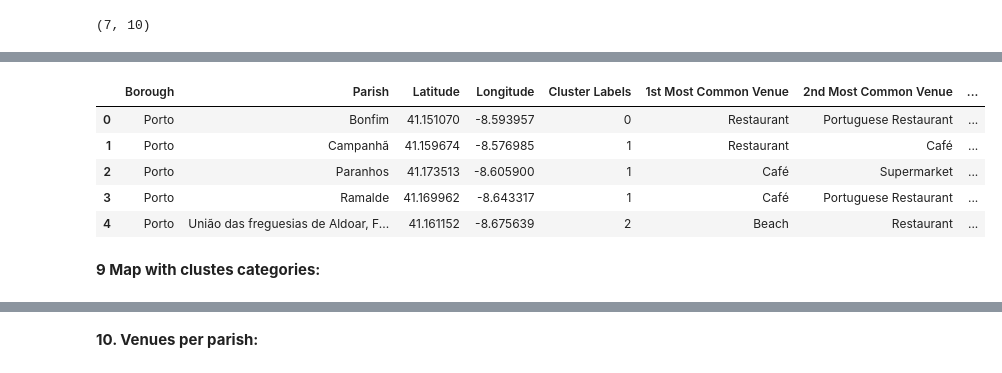
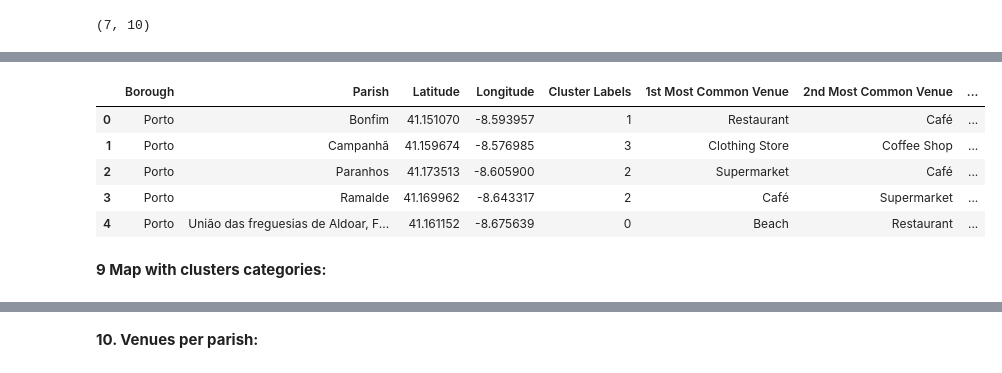
Before and after one commit to ASereia/Coursera_Capstone, a Jupyter notebook: Capstone Project Report copy 1.ipynb, the cells around one changed output, grey strips where cells are left out. Cells and saved outputs as stored; diff of their text form; code cells hidden in the pictures.

```diff
--- a/Capstone Project Report copy 1.ipynb
+++ b/Capstone Project Report copy 1.ipynb
@@ -323,6 +325,6 @@ plt.show()
 # %%
 # set number of clusters
-kclusters = 3
+kclusters = 4
 
 porto_grouped_clustering = porto_grouped.drop('Parish', 1)
 
@@ -374,23 +376,24 @@ plt.legend(bbox_to_anchor=(1.05, 1), loc='upper left', borderaxespad=0.)
 # %%
 #porto_merged.drop(['Cluster Label'], axis=1, inplace=True)
 labels = []
 
 for row in porto_merged['Cluster Labels']:
-    if row == 0 : labels.append('Restaurants')
-    elif row == 1: labels.append('Coffee shops')
-    else: labels.append('Beach')
+    if row == 0 : labels.append('Beach')
+    elif row == 1: labels.append('Restaurants')
+    elif row == 1: labels.append('Coffee shops and Groceries')
+    else: labels.append('Shopping')
 
 porto_merged['Cluster Name'] = labels
 porto_merged.head()
 # %% [output]
 |  | Borough | Parish | Latitude | Longitude | Cluster Labels | 1st Most Common Venue | 2nd Most Common Venue | ... |
-| 0 | Porto | Bonfim | 41.151070 | -8.593957 | 0 | Restaurant | Portuguese Restaurant | ... |
-| 1 | Porto | Campanhã | 41.159674 | -8.576985 | 1 | Restaurant | Café | ... |
-| 2 | Porto | Paranhos | 41.173513 | -8.605900 | 1 | Café | Supermarket | ... |
-| 3 | Porto | Ramalde | 41.169962 | -8.643317 | 1 | Café | Portuguese Restaurant | ... |
-| 4 | Porto | União das freguesias de Aldoar, F... | 41.161152 | -8.675639 | 2 | Beach | Restaurant | ... |
+| 0 | Porto | Bonfim | 41.151070 | -8.593957 | 1 | Restaurant | Café | ... |
+| 1 | Porto | Campanhã | 41.159674 | -8.576985 | 3 | Clothing Store | Coffee Shop | ... |
+| 2 | Porto | Paranhos | 41.173513 | -8.605900 | 2 | Supermarket | Café | ... |
+| 3 | Porto | Ramalde | 41.169962 | -8.643317 | 2 | Café | Supermarket | ... |
+| 4 | Porto | União das freguesias de Aldoar, F... | 41.161152 | -8.675639 | 0 | Beach | Restaurant | ... |
 # %% [markdown]
-**9 Map with clustes categories:**
+**9 Map with clusters categories:**
 # %%
 # create map
 map_clusters = folium.Map(location=[latitude, longitude], zoom_start=11)
```
Also changed, not shown: parts of 35 cells of this notebook.
